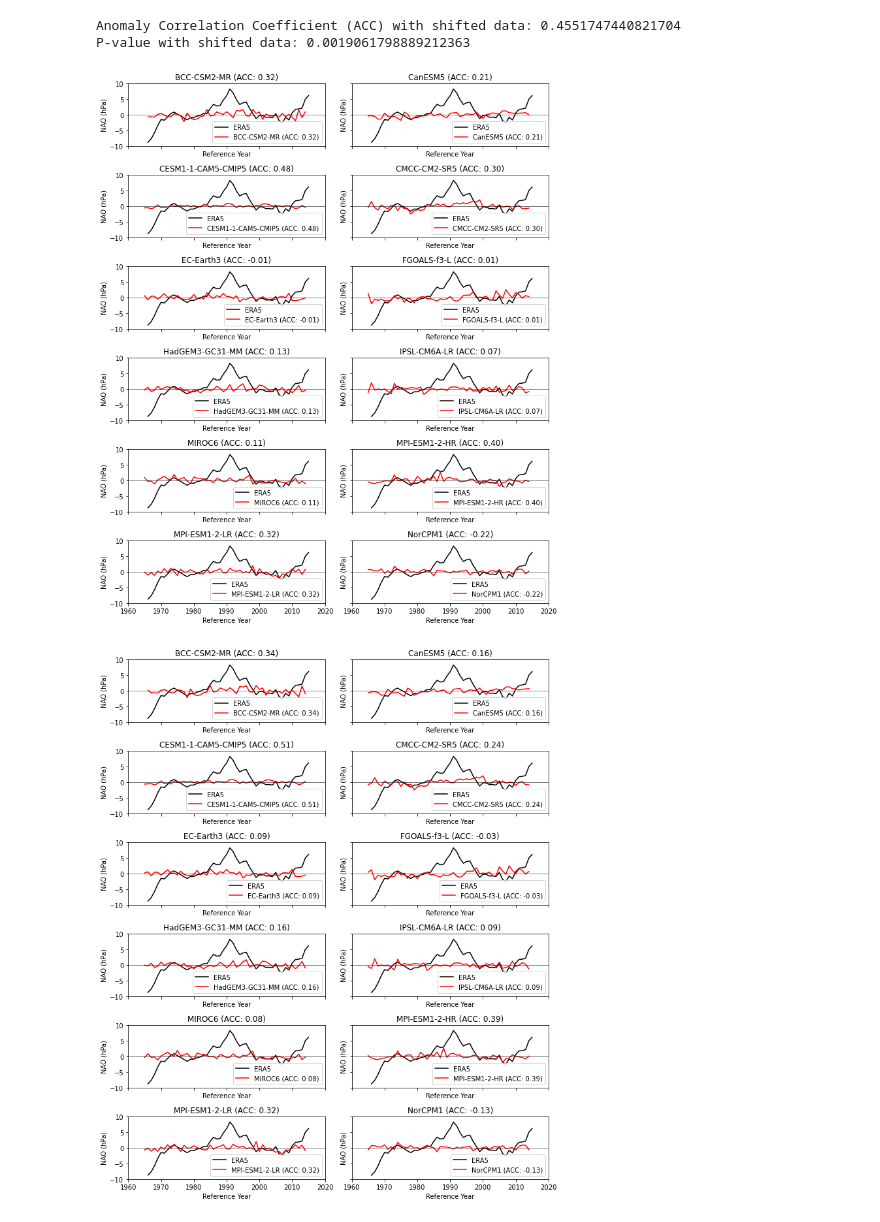
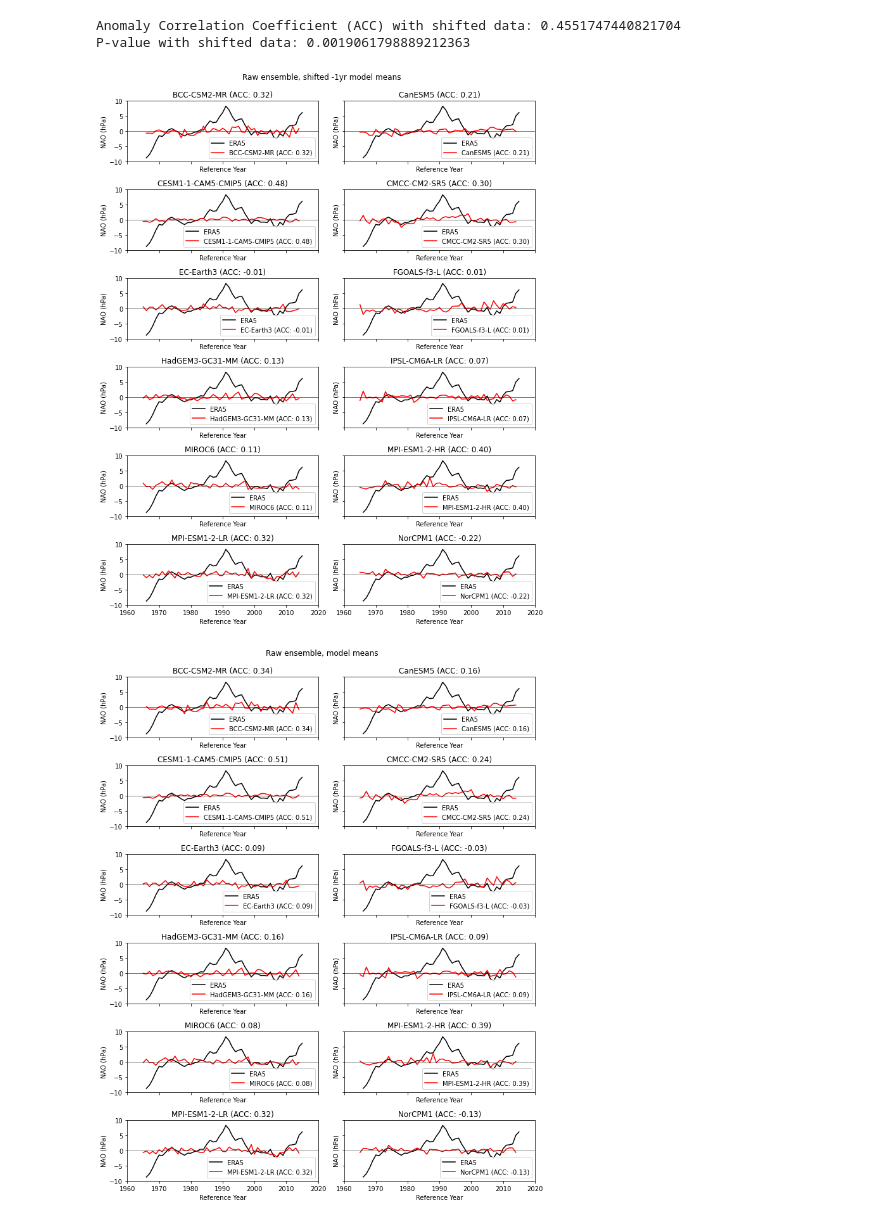
Before and after one commit to benhutchmet/multi-model-jasmin, a Jupyter notebook: plotting-figure.ipynb, the cells around one changed output. Drawn from its saved outputs; the diff is of its cells as text; code cells hidden in the pictures.

Commit message:
updated version of the plotting figures notebook

```diff
--- a/plotting-figure.ipynb
+++ b/plotting-figure.ipynb
@@ -174,10 +150,10 @@ obs_time = obs_time.astype("datetime64[Y]")
 obs_nao_anom = obs_psl[:, 0, 0] / 100
 # %%
 # extract the data for the multi-model mean
-model_psl = model["psl"]
-model_time = model_psl["time"].values
+model_psl_raw = model["psl"]
+model_time_raw = model_psl_raw["time"].values
 # set the type for the time variable
-model_time = model_time.astype("datetime64[Y]")
+model_time_raw = model_time_raw.astype("datetime64[Y]")
 
 # process the model data from Pa to hPa
-model_nao_anom = model_psl[:, 0, 0] / 100
+model_nao_anom_raw = model_psl_raw[:, 0, 0] / 100
@@ -231,7 +218,7 @@ Anomaly Correlation Coefficient (ACC): 0.39622496111567285
 P-value: 0.0070510087848265676
 # %%
 # Shift model_nao_anom data back by 1 years
-shifted_model_nao_anom = np.roll(model_nao_anom[:-4], -1)
+shifted_model_nao_anom = np.roll(model_nao_anom_raw[:-4], -1)
 
 # Remove the last year of data to avoid wraparound effects
 shifted_model_nao_anom = shifted_model_nao_anom[:-1]
@@ -244,8 +231,10 @@ fig = plt.figure(figsize=(10, 6))
 ax = fig.add_subplot(111)
 # Plot the data
 ax.plot(obs_time[3:], obs_nao_anom[3:], color="black", label="ERA5")
-ax.plot(model_time[:-5], shifted_model_nao_anom, color="red", label="DCPP-A Shifted")
+ax.plot(model_time_raw[:-5], shifted_model_nao_anom, color="red", label="DCPP-A Shifted")
 ax.axhline(y=0, color="black", linestyle="-", linewidth=0.5)
+# calculate the ACC score 1961-2010
+acc_score, _ = pearsonr(obs_nao_anom[3:-6], shifted_model_nao_anom[:-5])
 # Set the x-axis limits
 ax.set_xlim([np.datetime64("1960"), np.datetime64("2020")])
 # Set the y-axis limits
@@ -255,7 +244,7 @@ ax.set_xlabel("Reference Year")
 # Set the y-axis label
 ax.set_ylabel("NAO (hPa )")
 # Set the title
-ax.set_title("NAO anomalies, raw ensemble with shifted model data")
+ax.set_title(f"NAO anomalies, raw ensemble with shifted (-1yr) model data (ACC: {acc_score:.2f})")
 # Add the legend in the bottom right corner
 ax.legend(loc="lower right")
 # Save the figure
@@ -333,13 +314,16 @@ for i, (model_time, shifted_model_nao_anom, name) in enumerate(zip(model_times,
 # Adjust the layout
 plt.tight_layout()
 
+# set up a superior title
+plt.suptitle("Raw ensemble, shifted -1yr model means", y=1.02)
+
 # Save the figure
 plt.savefig("/home/users/benhutch/multi-model/plots/nao-anomaly-shifted-subplots.png", dpi=300)
 
 # Show the figure
 plt.show()
 # %% [output]
-[figure, old version]
+[figure, new version]
 # %%
 # Assuming `obs_time` and `obs_nao_anom` are the observation data
 # Assuming `model_times` and `model_nao_anoms` are tuples containing the model times and original model NAO anomalies, respectively
@@ -358,31 +342,34 @@ for i, (model_time, model_nao_anom, name) in enumerate(zip(model_times, model_na
         acc_score, _ = pearsonr(obs_nao_anom[3:-5], model_nao_anom[:-9])
     else:
         # Other models start in 1960
         acc_score, _ = pearsonr(obs_nao_anom[2:-5], model_nao_anom[:-9])
 
     # Plot the data
     ax.plot(obs_time[3:], obs_nao_anom[3:], color="black", label="ERA5")
     ax.plot(model_time[:-5], model_nao_anom[:-5], color="red", label=f"{name} (ACC: {acc_score:.2f})")
 
     ax.axhline(y=0, color="black", linestyle="-", linewidth=0.5)
     ax.set_xlim([np.datetime64("1960"), np.datetime64("2020")])
     ax.set_ylim([-10, 10])
     ax.set_xlabel("Reference Year")
     ax.set_ylabel("NAO (hPa)")
 
     # Set the title
     ax.set_title(f"{name} (ACC: {acc_score:.2f})")
 
     # Add the legend in the bottom right corner
     ax.legend(loc="lower right")
 
 # Adjust the layout
 plt.tight_layout()
 
+# set up a superior title
+plt.suptitle("Raw ensemble, model means", y=1.02)
+
 # Save the figure
 plt.savefig("/home/users/benhutch/multi-model/plots/nao-anomaly-original-subplots.png", dpi=300)
 
 # Show the figure
 plt.show()
 # %% [output]
-[figure, old version]
+[figure, new version]
```
Also changed, not shown: parts of 23 cells of this notebook.
